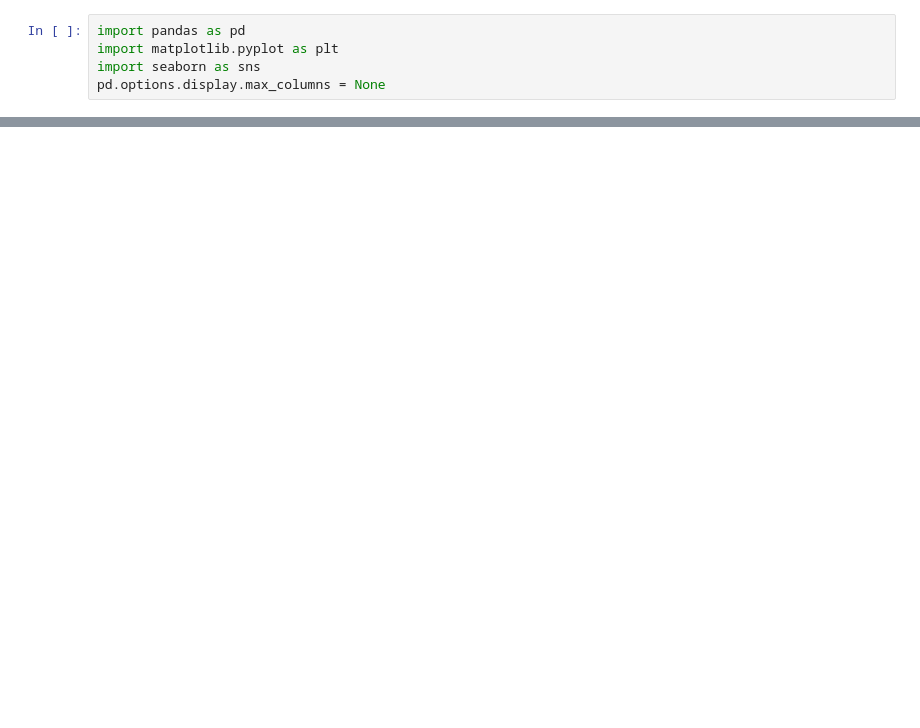
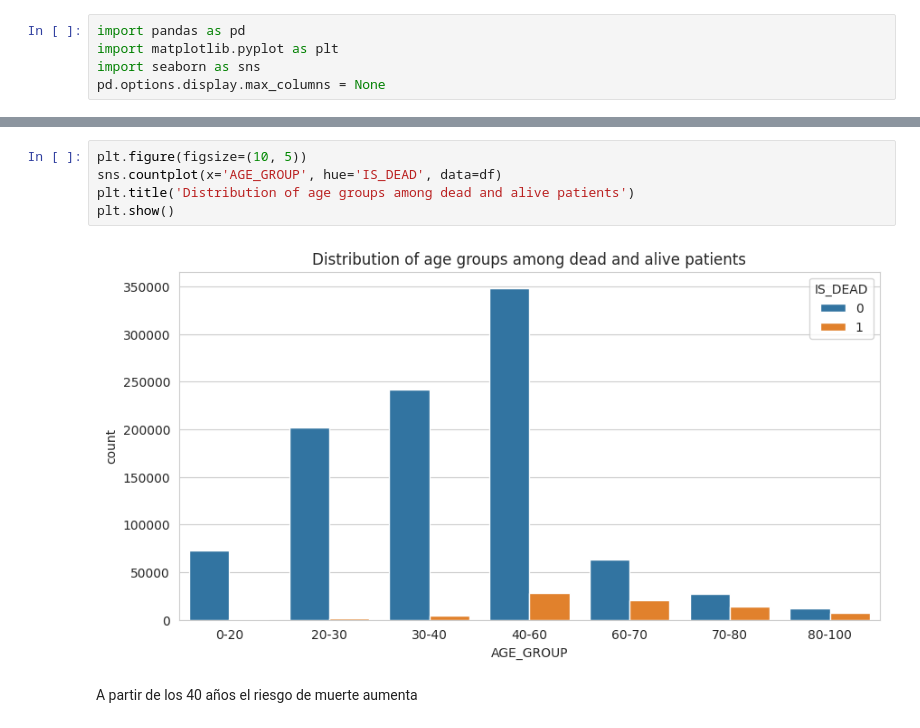
Before and after one commit to alexxispn/python-eoi-miniprojects, a Jupyter notebook: data-science/covid19/covid-data.ipynb, the cells around one changed output, grey strips where cells are left out. Drawn from its saved outputs; the diff is of its cells as text; blank space fills up the shorter version.

```diff
--- a/data-science/covid19/covid-data.ipynb
+++ b/data-science/covid19/covid-data.ipynb
@@ -133,0 +81,9 @@ sns.heatmap(corr, annot=True, cmap='coolwarm', fmt='.0%')
+# %%
+plt.figure(figsize=(10, 5))
+sns.countplot(x='AGE_GROUP', hue='IS_DEAD', data=df)
+plt.title('Distribution of age groups among dead and alive patients')
+plt.show()
+# %% [output]
+[figure, added]
+# %% [markdown]
+A partir de los 40 años el riesgo de muerte aumenta
```
Also changed, not shown: parts of 46 cells of this notebook, 1 other file.
